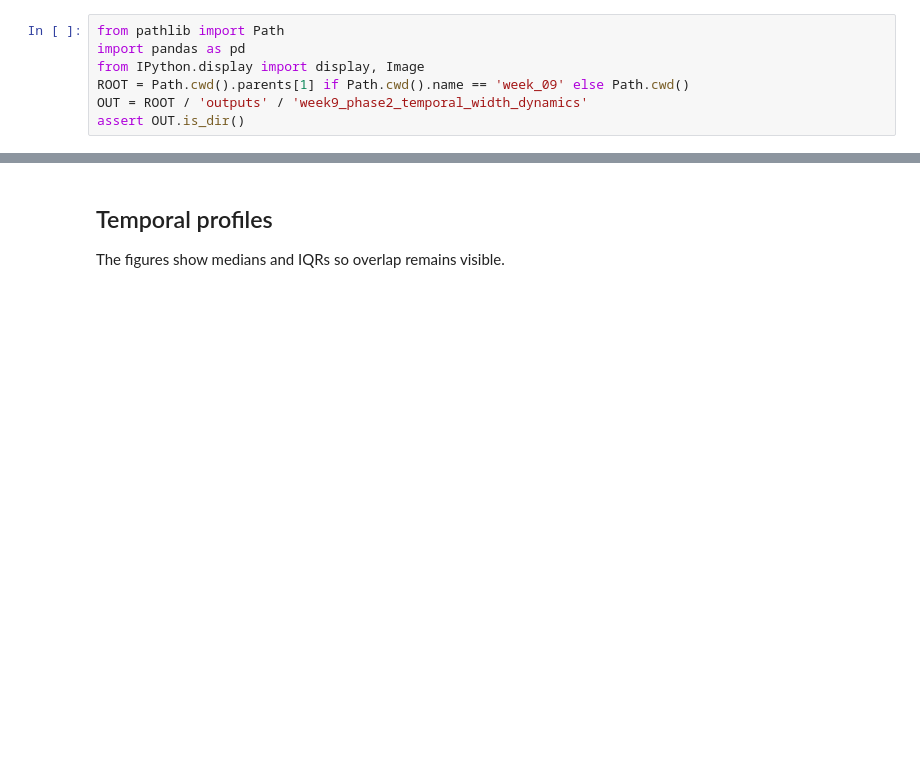
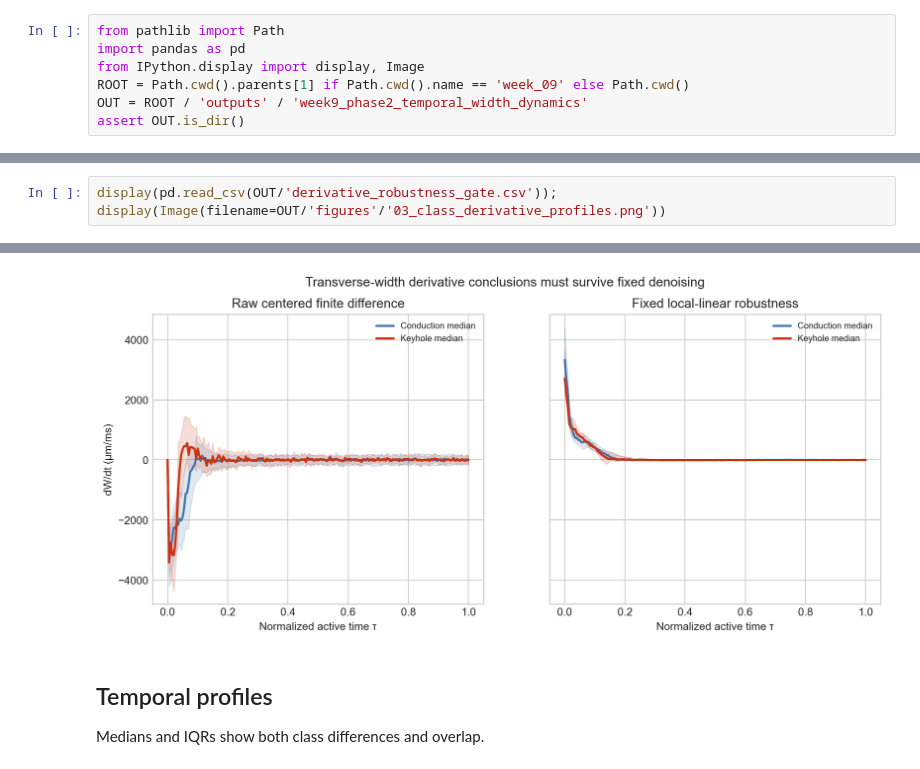
Before and after one commit to iso0/active-level-set-week1-warmup, a Jupyter notebook: notebooks/week_09/05_week9_phase2_temporal_width_dynamics.ipynb, the cells around one changed output, grey strips where cells are left out. Drawn from its saved outputs; the diff is of its cells as text; blank space fills up the shorter version.

```diff
--- a/notebooks/week_09/05_week9_phase2_temporal_width_dynamics.ipynb
+++ b/notebooks/week_09/05_week9_phase2_temporal_width_dynamics.ipynb
@@ -25,0 +50,3 @@ display(pd.read_csv(OUT/'derivative_method_audit.csv').describe(include='all'))
+# %%
+display(pd.read_csv(OUT/'derivative_robustness_gate.csv')); display(Image(filename=OUT/'figures'/'03_class_derivative_profiles.png'))
+# %% [output]
@@ -26,5 +59,6 @@ display(pd.read_csv(OUT/'derivative_method_audit.csv').describe(include='all'))
+[figure, added]
 # %% [markdown]
 ## Temporal profiles
-The figures show medians and IQRs so overlap remains visible.
+Medians and IQRs show both class differences and overlap.
 # %%
 display(Image(filename=OUT/'figures'/'02_class_width_profiles.png')); display(Image(filename=OUT/'figures'/'03_class_derivative_profiles.png'))
```
Also changed, not shown: parts of 35 cells of this notebook, 44 other files.
